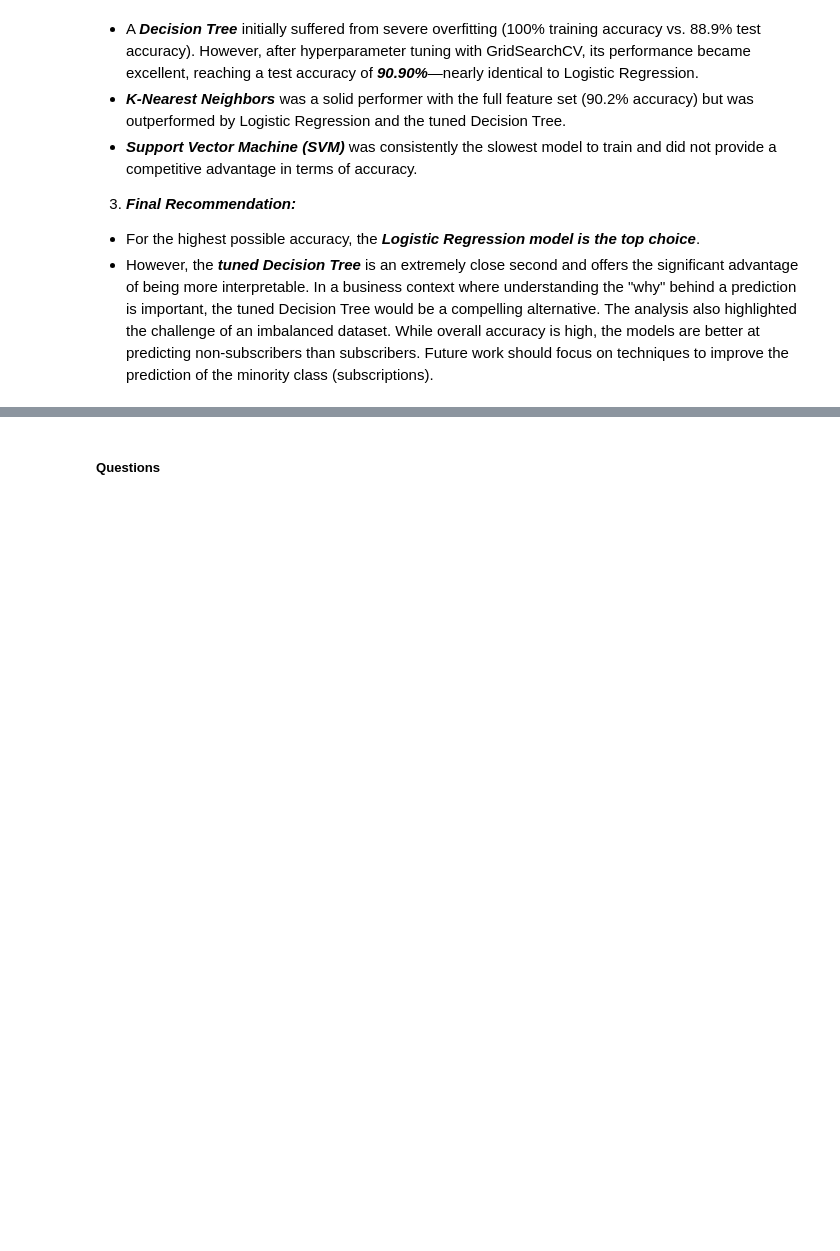
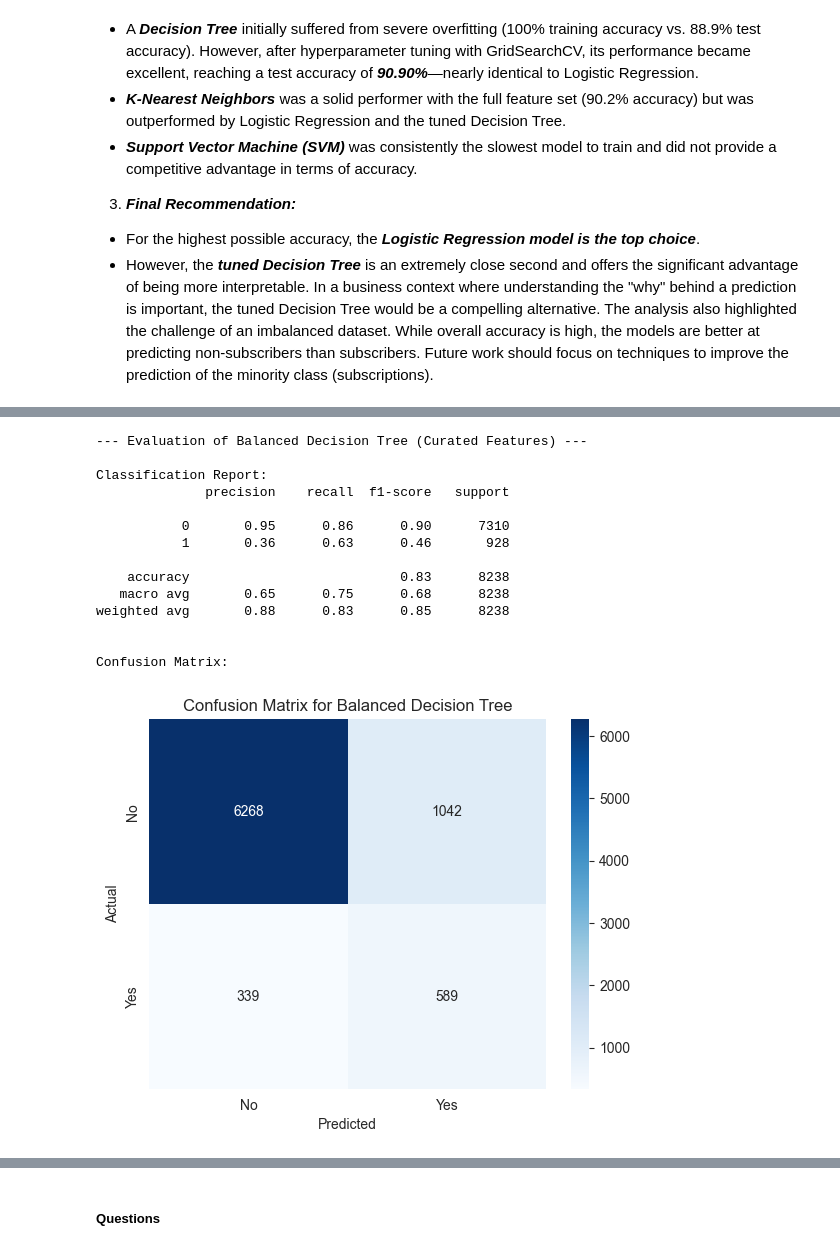
Before and after one commit to licyambrose/bankingproject, a Jupyter notebook: assignment_3.ipynb, the cells around one changed output, grey strips where cells are left out. Saved outputs shown, nothing was run; the diff lists cells and outputs as text; code cells hidden in the pictures; blank space fills up the shorter version.

```diff
--- a/assignment_3.ipynb
+++ b/assignment_3.ipynb
@@ -558,0 +651,28 @@ The analysis also highlighted the challenge of an imbalanced dataset. While over
+# %%
+
+print("\n--- Evaluation of Balanced Decision Tree (Curated Features) ---")
+print("\nClassification Report:")
+print(classification_report(y_test_cur, y_pred_tree))
+print("\nConfusion Matrix:")
+cm_tree = confusion_matrix(y_test_cur, y_pred_tree)
+sns.heatmap(cm_tree, annot=True, fmt='d', cmap='Blues', xticklabels=['No', 'Yes'], yticklabels=['No', 'Yes'])
+plt.title('Confusion Matrix for Balanced Decision Tree')
+plt.ylabel('Actual')
+plt.xlabel('Predicted')
+plt.show()
+# %% [output]
+--- Evaluation of Balanced Decision Tree (Curated Features) ---
+
+Classification Report:
+              precision    recall  f1-score   support
+
+           0       0.95      0.86      0.90      7310
+           1       0.36      0.63      0.46       928
+
+    accuracy                           0.83      8238
+   macro avg       0.65      0.75      0.68      8238
+weighted avg       0.88      0.83      0.85      8238
+
+
+Confusion Matrix:
+[figure, added]
```
Also changed, not shown: parts of 8 cells of this notebook.
